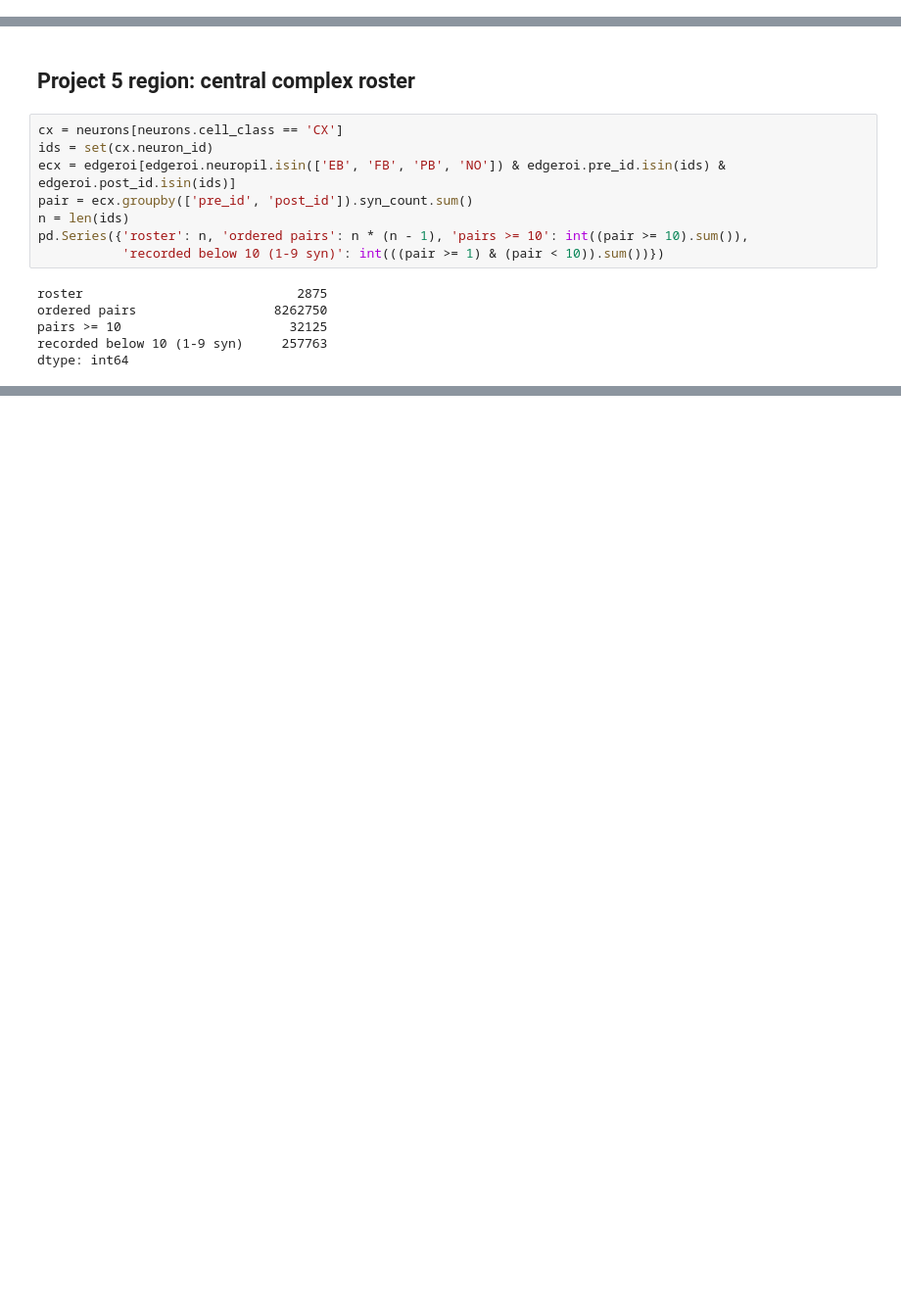
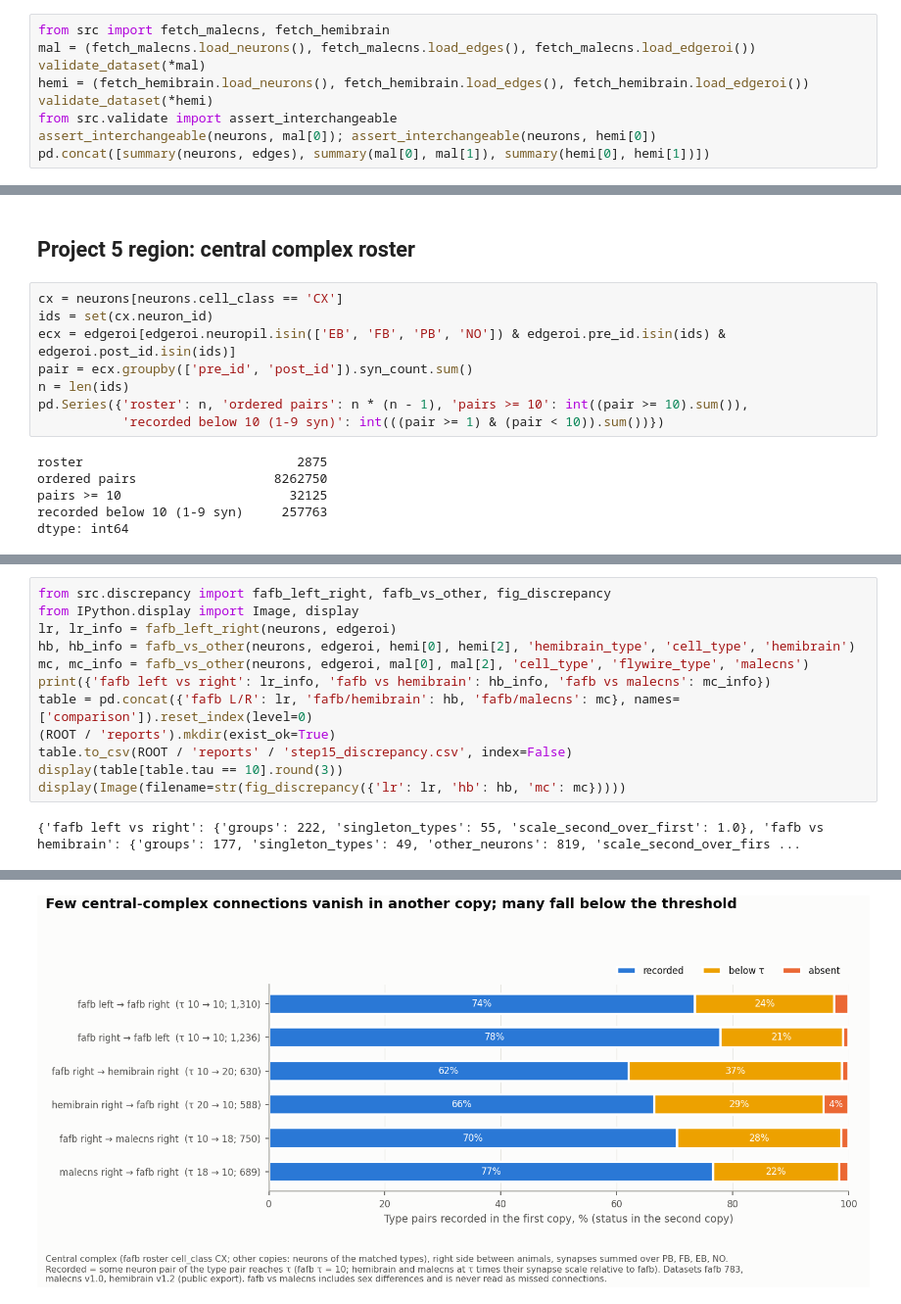
Before and after one commit to teyerci/p5-pu-wiring, a Jupyter notebook: notebooks/00_integration.ipynb, the cells around one changed output, grey strips where cells are left out. Shown at 98% size. Drawn from its saved outputs; the diff is of its cells as text; blank space fills up the shorter version.

```diff
--- a/notebooks/00_integration.ipynb
+++ b/notebooks/00_integration.ipynb
@@ -58,0 +61,9 @@ pd.DataFrame(rows)
+# %%
+from src import fetch_malecns, fetch_hemibrain
+mal = (fetch_malecns.load_neurons(), fetch_malecns.load_edges(), fetch_malecns.load_edgeroi())
+validate_dataset(*mal)
+hemi = (fetch_hemibrain.load_neurons(), fetch_hemibrain.load_edges(), fetch_hemibrain.load_edgeroi())
+validate_dataset(*hemi)
+from src.validate import assert_interchangeable
+assert_interchangeable(neurons, mal[0]); assert_interchangeable(neurons, hemi[0])
+pd.concat([summary(neurons, edges), summary(mal[0], mal[1]), summary(hemi[0], hemi[1])])
@@ -78,0 +147,14 @@ Written after each run: counts match the course check (2,700,513 edges at 5 syna
+# %%
+from src.discrepancy import fafb_left_right, fafb_vs_other, fig_discrepancy
+from IPython.display import Image, display
+lr, lr_info = fafb_left_right(neurons, edgeroi)
+hb, hb_info = fafb_vs_other(neurons, edgeroi, hemi[0], hemi[2], 'hemibrain_type', 'cell_type', 'hemibrain')
+mc, mc_info = fafb_vs_other(neurons, edgeroi, mal[0], mal[2], 'cell_type', 'flywire_type', 'malecns')
+print({'fafb left vs right': lr_info, 'fafb vs hemibrain': hb_info, 'fafb vs malecns': mc_info})
+table = pd.concat({'fafb L/R': lr, 'fafb/hemibrain': hb, 'fafb/malecns': mc}, names=['comparison']).reset_index(level=0)
+(ROOT / 'reports').mkdir(exist_ok=True)
+table.to_csv(ROOT / 'reports' / 'step15_discrepancy.csv', index=False)
+display(table[table.tau == 10].round(3))
+display(Image(filename=str(fig_discrepancy({'lr': lr, 'hb': hb, 'mc': mc}))))
+# %% [output]
+{'fafb left vs right': {'groups': 222, 'singleton_types': 55, 'scale_second_over_first': 1.0}, 'fafb vs hemibrain': {'groups': 177, 'singleton_types': 49, 'other_neurons': 819, 'scale_second_over_firs ...
@@ -78,0 +178 @@ Written after each run: counts match the course check (2,700,513 edges at 5 syna
+[figure, added]
```
Also changed, not shown: parts of 11 cells of this notebook, 18 other files.
